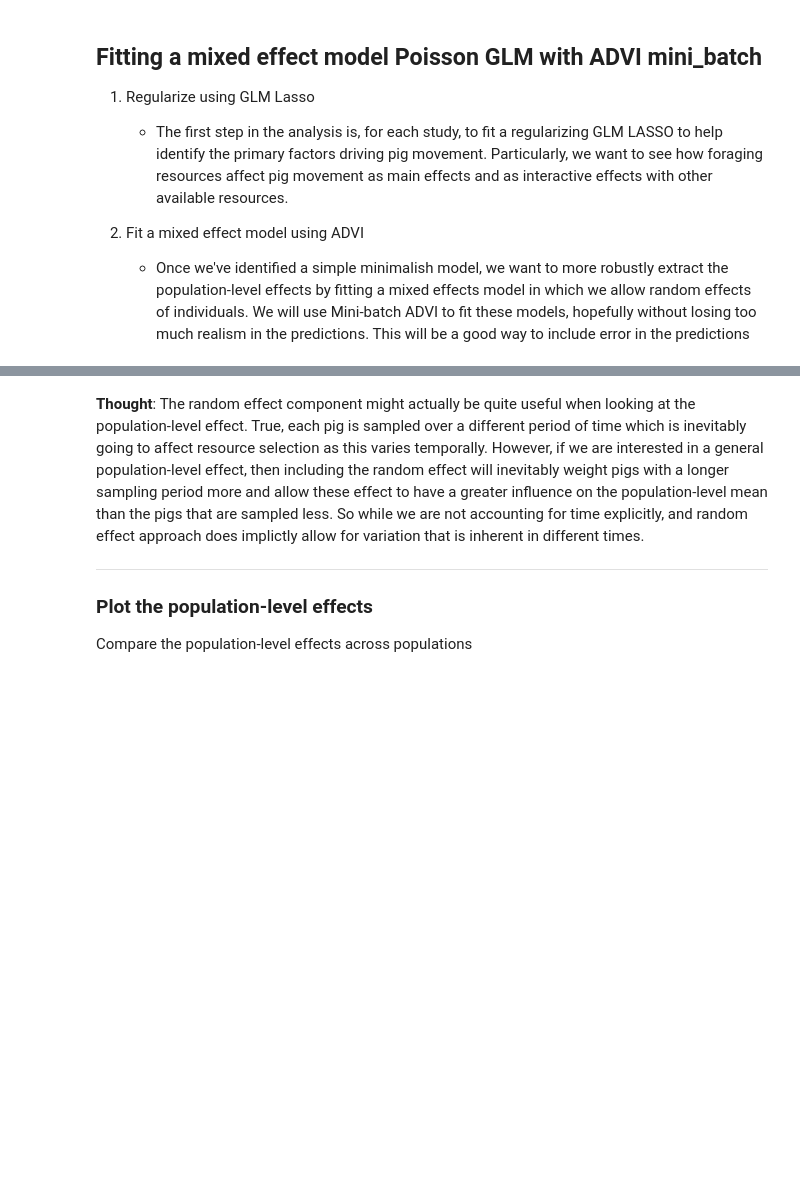
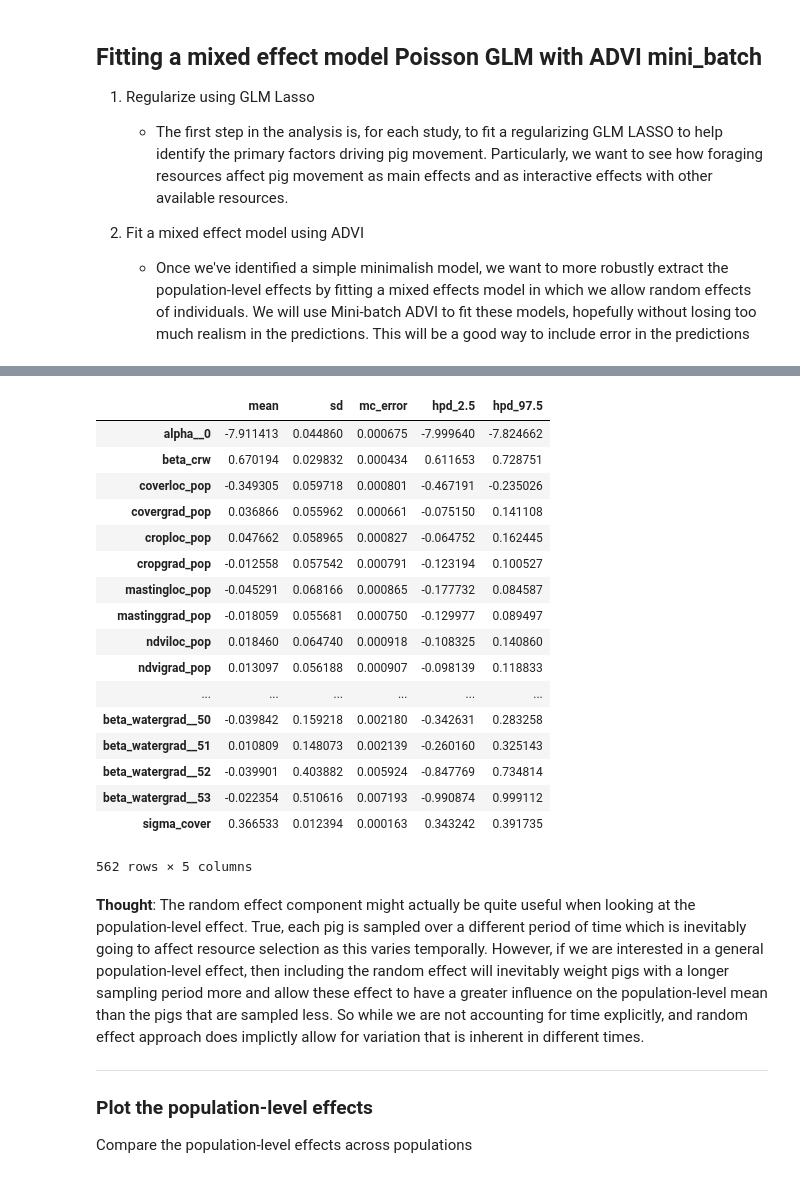
Before and after one commit to mqwilber/rsf_swine, a Jupyter notebook: code/advi_movement_models.ipynb, the cells around one changed output, grey strips where cells are left out. Drawn from its saved outputs; the diff is of its cells as text; code cells hidden in the pictures; blank space fills up the shorter version.

```diff
--- a/code/advi_movement_models.ipynb
+++ b/code/advi_movement_models.ipynb
@@ -178,3 +178,25 @@ plt.plot(np.log(pm_fits['mo_kurt0'].hist))
+# %%
+samp = pfit.sample(draws=5000)
+pm.summary(samp)
+# %% [output]
+|  | mean | sd | mc_error | hpd_2.5 | hpd_97.5 |
+| alpha__0 | -7.911413 | 0.044860 | 0.000675 | -7.999640 | -7.824662 |
+| beta_crw | 0.670194 | 0.029832 | 0.000434 | 0.611653 | 0.728751 |
+| coverloc_pop | -0.349305 | 0.059718 | 0.000801 | -0.467191 | -0.235026 |
+| covergrad_pop | 0.036866 | 0.055962 | 0.000661 | -0.075150 | 0.141108 |
+| croploc_pop | 0.047662 | 0.058965 | 0.000827 | -0.064752 | 0.162445 |
+| cropgrad_pop | -0.012558 | 0.057542 | 0.000791 | -0.123194 | 0.100527 |
+| mastingloc_pop | -0.045291 | 0.068166 | 0.000865 | -0.177732 | 0.084587 |
+| mastinggrad_pop | -0.018059 | 0.055681 | 0.000750 | -0.129977 | 0.089497 |
+| ndviloc_pop | 0.018460 | 0.064740 | 0.000918 | -0.108325 | 0.140860 |
+| ndvigrad_pop | 0.013097 | 0.056188 | 0.000907 | -0.098139 | 0.118833 |
+| ... | ... | ... | ... | ... | ... |
+| beta_watergrad__50 | -0.039842 | 0.159218 | 0.002180 | -0.342631 | 0.283258 |
+| beta_watergrad__51 | 0.010809 | 0.148073 | 0.002139 | -0.260160 | 0.325143 |
+| beta_watergrad__52 | -0.039901 | 0.403882 | 0.005924 | -0.847769 | 0.734814 |
+| beta_watergrad__53 | -0.022354 | 0.510616 | 0.007193 | -0.990874 | 0.999112 |
+| sigma_cover | 0.366533 | 0.012394 | 0.000163 | 0.343242 | 0.391735 |
+562 rows × 5 columns
 # %% [markdown]
 **Thought**: The random effect component might actually be quite useful when looking at the population-level effect.  True, each pig is sampled over a different period of time which is inevitably going to affect resource selection as this varies temporally.  However, if we are interested in a general population-level effect, then including the random effect will inevitably weight pigs with a longer sampling period more and allow these effect to have a greater influence on the population-level mean than the pigs that are sampled less. So while we are not accounting for time explicitly, and random effect approach does implictly allow for variation that is inherent in different times.
 
```
Also changed, not shown: parts of 5 cells of this notebook, 4 other files.
